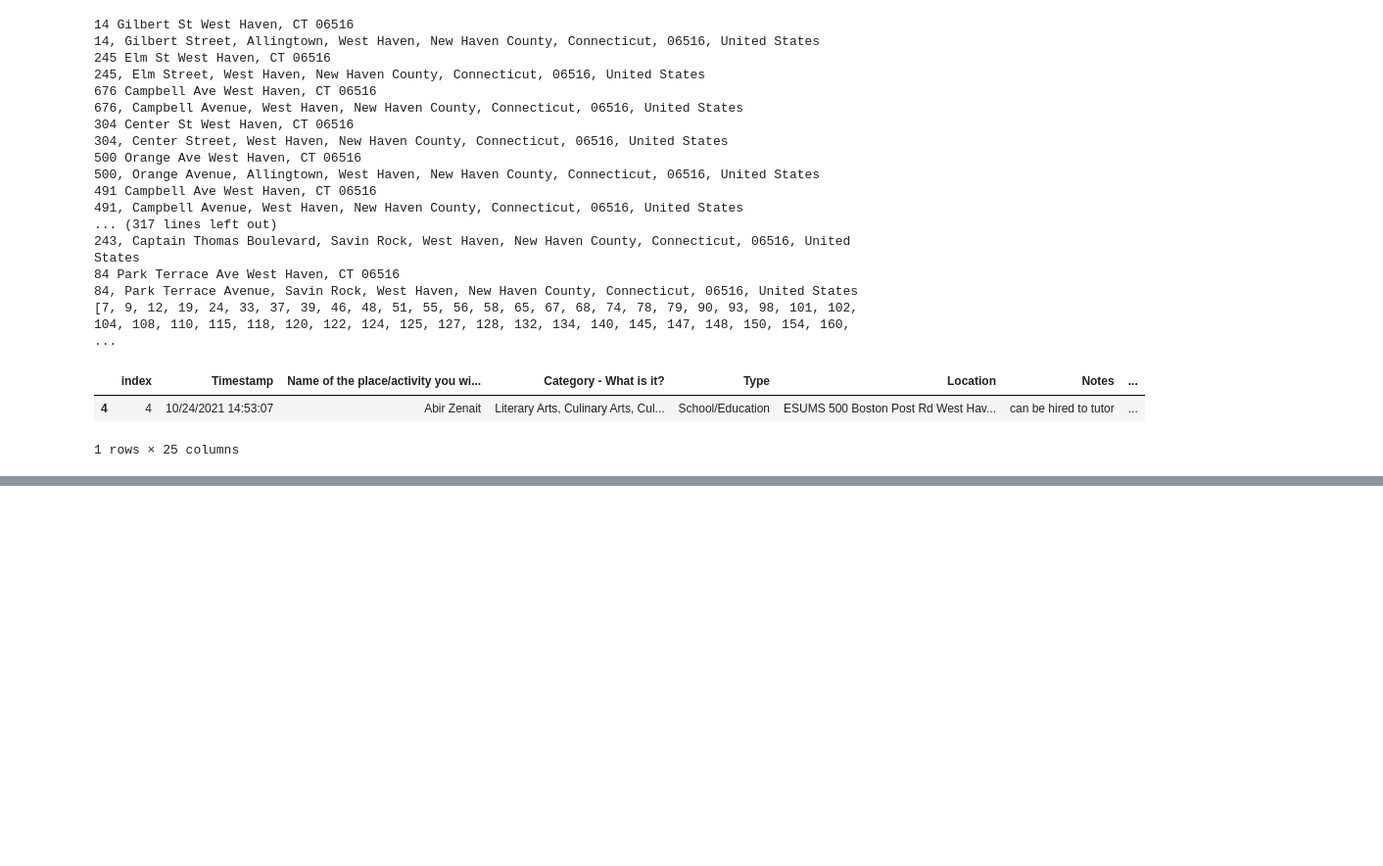
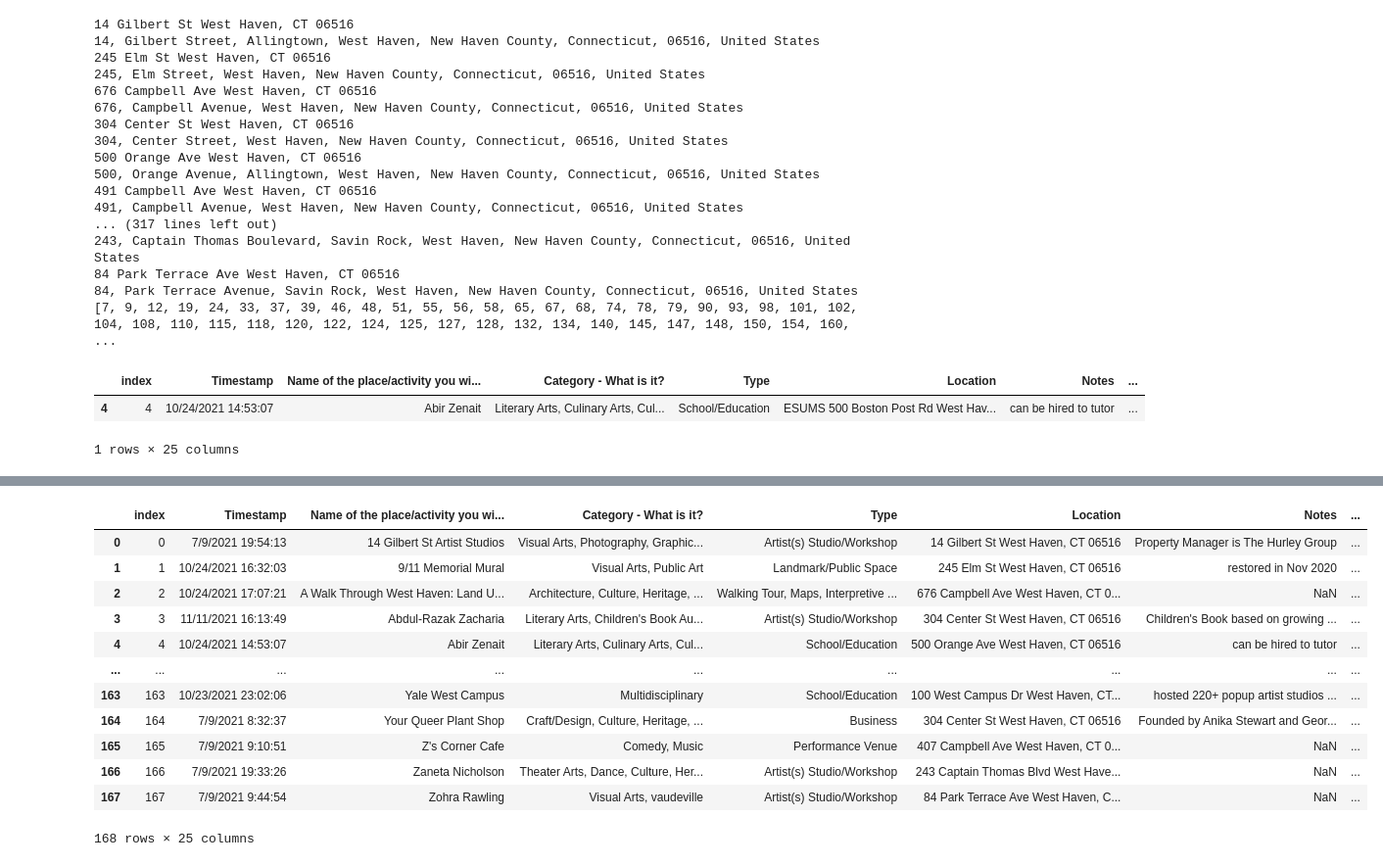
Before and after one commit to lukeslomba/Cultural-Map, a Jupyter notebook: Untitled.ipynb, the cells around one changed output, grey strips where cells are left out. Shown at 98% size. Drawn from its saved outputs; the diff is of its cells as text; code cells hidden in the pictures; blank space fills up the shorter version.

```diff
--- a/Untitled.ipynb
+++ b/Untitled.ipynb
@@ -177,0 +252,61 @@ response_df.loc[response_df['Geolocated address'] == 'West Haven, CT']
+# %%
+colors_dict = {'Organization':              'aqua',
+                'Business':                 'blue',
+                'Performance Venue':        'lime',
+                'Gallery/Museum':           'pink',
+                'School/Education':         'gold',
+                'Landmark/Public Space':    'green',
+                'Event/Festival':           'red',
+                'Artist(s) Studio/Workshop':'orange',
+                'House of Worship':         'purple',
+                'Library':                  'brown'}
+
+
+def descriptionize(row):
+
+    output = f"<b>{row['Name of the place/activity you wish to add to map']}</b> <br> <b>Category:</b> {row['Category - What is it?']} <br><b>Type:</b> {row['Type']} <br><b>Location:</b> {row['Location']} <br><b>Notes:</b> {row['Notes']}<br> <b>What do you love/appreciate about it?:</b><br>{row['What do you love/appreciate about it?']}"
+    return output
+
+df = response_df
+
+locations = []
+sizes = []
+droplist = []
+
+for i in range(len(df)):
+
+    current_add = df.loc[i, 'Geolocated address']
+    number_same = len(df[df['Geolocated address'] == current_add])
+    so_far = df[:i]
+    num_so_far = len(so_far[so_far['Geolocated address'] == current_add])-1
+
+    if num_so_far>0:
+        print(df.loc[i, 'Latitude'])
+        print(float(df.loc[i, 'Latitude']))
+        print(num_so_far)
+        print(0.0002*(num_so_far))
+        print(float(df.loc[i, 'Latitude'])+(0.00002*(num_so_far)))
+        print('')
+        df.loc[i, 'Latitude'] = float(df.loc[i, 'Latitude'])+(0.000002*(num_so_far))
+
+
+    droplist.append('no')
+
+    df.loc[i, 'Popup label'] = descriptionize(df.iloc[i])
+
+    df.loc[i, 'Size'] = 10
+
+    if df.loc[i, 'Type'] in colors_dict.keys():
+        df.loc[i, 'Color'] = colors_dict[df.loc[i, 'Type']]
+    else:
+        df.loc[i, 'Color'] = 'gray'
+
+    locations.append(current_add)
+
+df['Drop?'] = droplist
+drop_indexes = df[df['Drop?'] == 'yes'].index.tolist()
+print(drop_indexes)
+df = df.drop(drop_indexes).reset_index()
+
+df
+# %% [output]
@@ -177,0 +330,13 @@ response_df.loc[response_df['Geolocated address'] == 'West Haven, CT']
+|  | index | Timestamp | Name of the place/activity you wi... | Category - What is it? | Type | Location | Notes | ... |
+| 0 | 0 | 7/9/2021 19:54:13 | 14 Gilbert St Artist Studios | Visual Arts, Photography, Graphic... | Artist(s) Studio/Workshop | 14 Gilbert St West Haven, CT 06516 | Property Manager is The Hurley Group | ... |
+| 1 | 1 | 10/24/2021 16:32:03 | 9/11 Memorial Mural | Visual Arts, Public Art | Landmark/Public Space | 245 Elm St West Haven, CT 06516 | restored in Nov 2020 | ... |
+| 2 | 2 | 10/24/2021 17:07:21 | A Walk Through West Haven: Land U... | Architecture, Culture, Heritage, ... | Walking Tour, Maps, Interpretive ... | 676 Campbell Ave West Haven, CT 0... | NaN | ... |
+| 3 | 3 | 11/11/2021 16:13:49 | Abdul-Razak Zacharia | Literary Arts, Children's Book Au... | Artist(s) Studio/Workshop | 304 Center St West Haven, CT 06516 | Children's Book based on growing ... | ... |
+| 4 | 4 | 10/24/2021 14:53:07 | Abir Zenait | Literary Arts, Culinary Arts, Cul... | School/Education | 500 Orange Ave West Haven, CT 06516 | can be hired to tutor | ... |
+| ... | ... | ... | ... | ... | ... | ... | ... | ... |
+| 163 | 163 | 10/23/2021 23:02:06 | Yale West Campus | Multidisciplinary | School/Education | 100 West Campus Dr West Haven, CT... | hosted 220+ popup artist studios ... | ... |
+| 164 | 164 | 7/9/2021 8:32:37 | Your Queer Plant Shop | Craft/Design, Culture, Heritage, ... | Business | 304 Center St West Haven, CT 06516 | Founded by Anika Stewart and Geor... | ... |
+| 165 | 165 | 7/9/2021 9:10:51 | Z's Corner Cafe | Comedy, Music | Performance Venue | 407 Campbell Ave West Haven, CT 0... | NaN | ... |
+| 166 | 166 | 7/9/2021 19:33:26 | Zaneta Nicholson | Theater Arts, Dance, Culture, Her... | Artist(s) Studio/Workshop | 243 Captain Thomas Blvd West Have... | NaN | ... |
+| 167 | 167 | 7/9/2021 9:44:54 | Zohra Rawling | Visual Arts, vaudeville | Artist(s) Studio/Workshop | 84 Park Terrace Ave West Haven, C... | NaN | ... |
+168 rows × 25 columns
```
Also changed, not shown: parts of 13 cells of this notebook, 2 other files.
